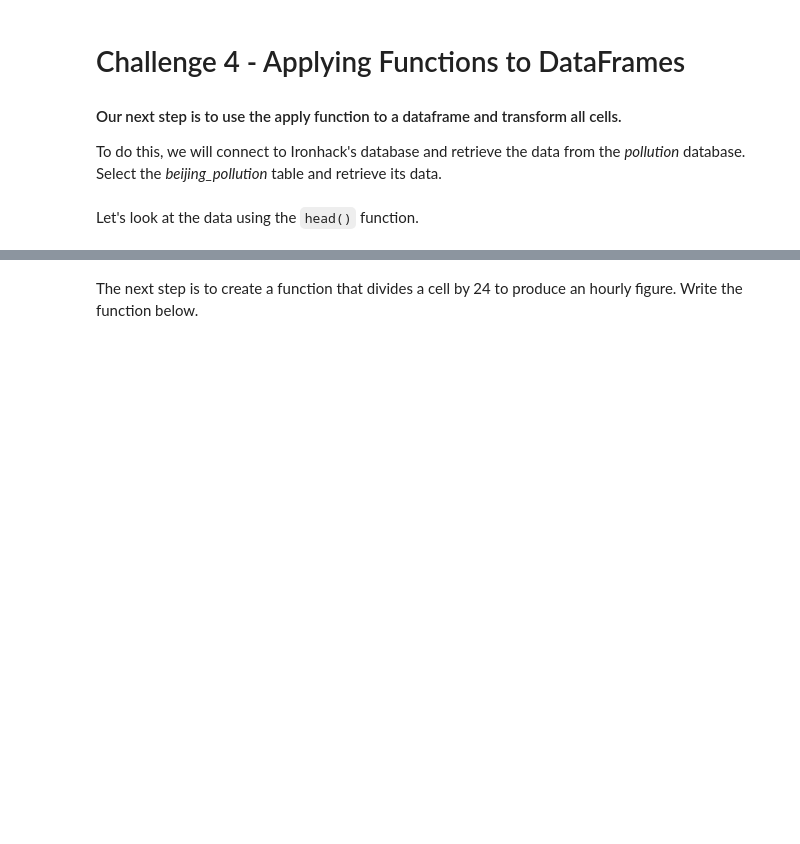
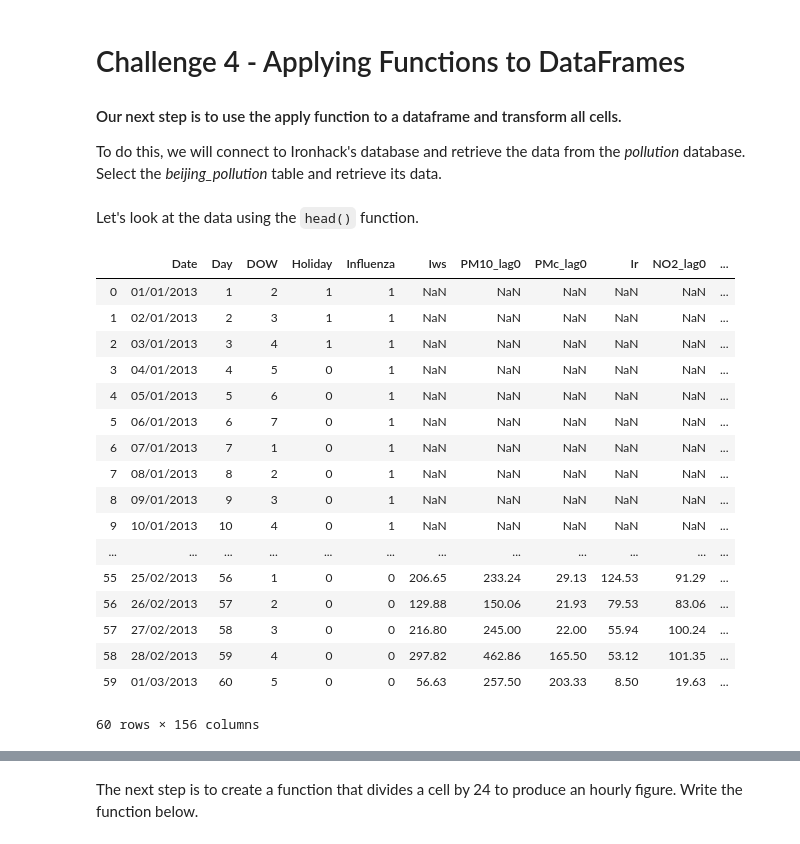
Before and after one commit to ironhack-datalabs/dataV2-labs, a Jupyter notebook: module-1/Map-Reduce-Filter/your-code/main.ipynb, the cells around one changed output, grey strips where cells are left out. Saved outputs shown, nothing was run; the diff lists cells and outputs as text; code cells hidden in the pictures; blank space fills up the shorter version.

```diff
--- a/module-1/Map-Reduce-Filter/your-code/main.ipynb
+++ b/module-1/Map-Reduce-Filter/your-code/main.ipynb
@@ -137,4 +154,27 @@ To do this, we will connect to Ironhack's database and retrieve the data from th
+# %%
+# your code here
+pollution = pd.read_csv(r"C:\Users\CLAUDIOCLEMENTE\Bootcamp\dataV2-labs\module-1\Map-Reduce-Filter\data\pollution2.csv", sep=";")
 # %% [markdown]
 Let's look at the data using the `head()` function.
 # %%
 # your code here
+pollution.head(60)
+# %% [output]
+|  | Date | Day | DOW | Holiday | Influenza | Iws | PM10_lag0 | PMc_lag0 | Ir | NO2_lag0 | ... |
+| 0 | 01/01/2013 | 1 | 2 | 1 | 1 | NaN | NaN | NaN | NaN | NaN | ... |
+| 1 | 02/01/2013 | 2 | 3 | 1 | 1 | NaN | NaN | NaN | NaN | NaN | ... |
+| 2 | 03/01/2013 | 3 | 4 | 1 | 1 | NaN | NaN | NaN | NaN | NaN | ... |
+| 3 | 04/01/2013 | 4 | 5 | 0 | 1 | NaN | NaN | NaN | NaN | NaN | ... |
+| 4 | 05/01/2013 | 5 | 6 | 0 | 1 | NaN | NaN | NaN | NaN | NaN | ... |
+| 5 | 06/01/2013 | 6 | 7 | 0 | 1 | NaN | NaN | NaN | NaN | NaN | ... |
+| 6 | 07/01/2013 | 7 | 1 | 0 | 1 | NaN | NaN | NaN | NaN | NaN | ... |
+| 7 | 08/01/2013 | 8 | 2 | 0 | 1 | NaN | NaN | NaN | NaN | NaN | ... |
+| 8 | 09/01/2013 | 9 | 3 | 0 | 1 | NaN | NaN | NaN | NaN | NaN | ... |
+| 9 | 10/01/2013 | 10 | 4 | 0 | 1 | NaN | NaN | NaN | NaN | NaN | ... |
+| ... | ... | ... | ... | ... | ... | ... | ... | ... | ... | ... | ... |
+| 55 | 25/02/2013 | 56 | 1 | 0 | 0 | 206.65 | 233.24 | 29.13 | 124.53 | 91.29 | ... |
+| 56 | 26/02/2013 | 57 | 2 | 0 | 0 | 129.88 | 150.06 | 21.93 | 79.53 | 83.06 | ... |
+| 57 | 27/02/2013 | 58 | 3 | 0 | 0 | 216.80 | 245.00 | 22.00 | 55.94 | 100.24 | ... |
+| 58 | 28/02/2013 | 59 | 4 | 0 | 0 | 297.82 | 462.86 | 165.50 | 53.12 | 101.35 | ... |
+| 59 | 01/03/2013 | 60 | 5 | 0 | 0 | 56.63 | 257.50 | 203.33 | 8.50 | 19.63 | ... |
+60 rows × 156 columns
```
Also changed, not shown: parts of 26 cells of this notebook, 6 other files.
